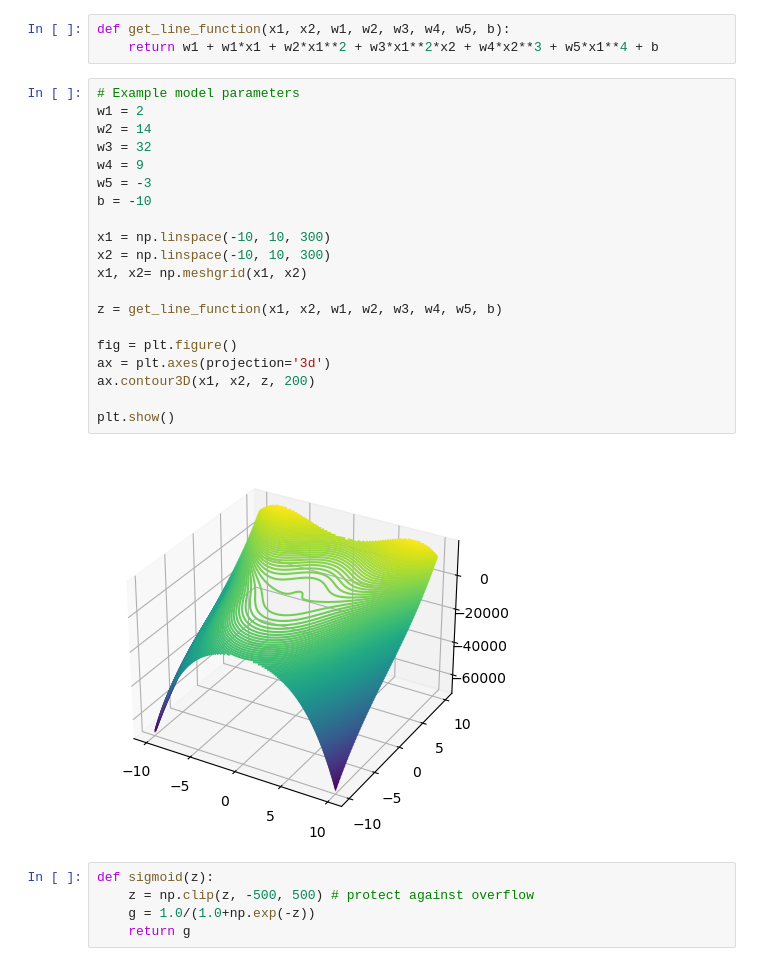
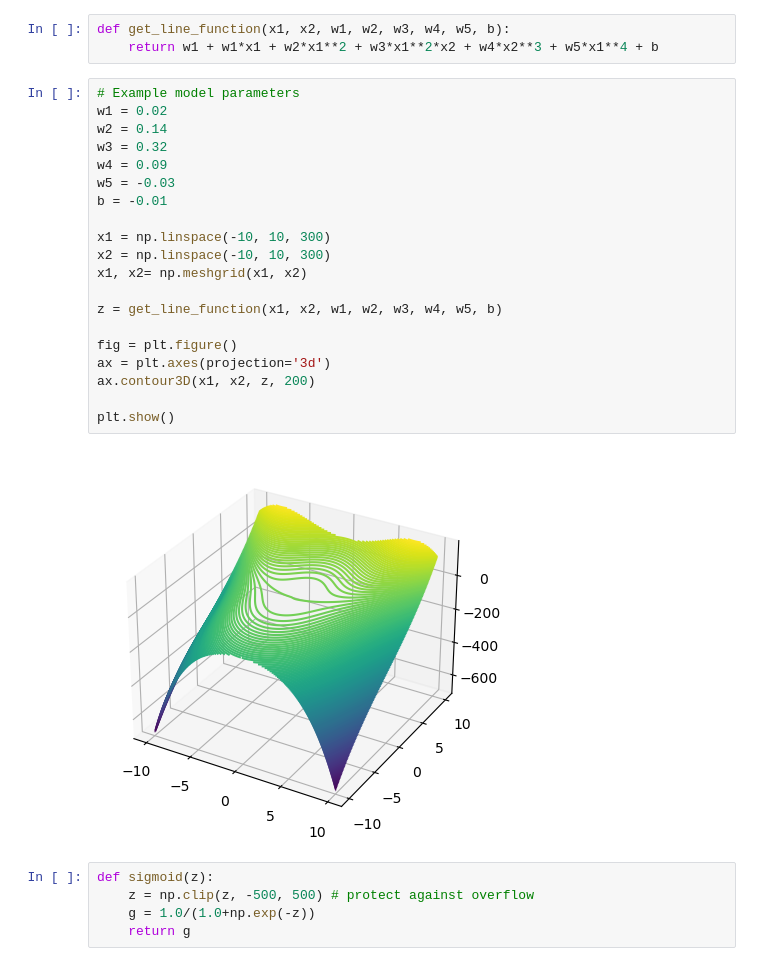
Before and after one commit to peterbaksa/MachineLearning, a Jupyter notebook: 03_Classification/01_logistic_regression/03_regularization_of_logistic_regression.ipynb, the cells around one changed output. Saved outputs shown, nothing was run; the diff lists cells and outputs as text.

```diff
--- a/03_Classification/01_logistic_regression/03_regularization_of_logistic_regression.ipynb
+++ b/03_Classification/01_logistic_regression/03_regularization_of_logistic_regression.ipynb
@@ -9,26 +9,26 @@ def get_line_function(x1, x2, w1, w2, w3, w4, w5, b):
     return w1 + w1*x1 + w2*x1**2 + w3*x1**2*x2 + w4*x2**3 + w5*x1**4 + b
 # %%
 # Example model parameters
-w1 = 2
-w2 = 14
-w3 = 32
-w4 = 9
-w5 = -3
-b = -10
+w1 = 0.02
+w2 = 0.14
+w3 = 0.32
+w4 = 0.09
+w5 = -0.03
+b = -0.01
 
 x1 = np.linspace(-10, 10, 300)
 x2 = np.linspace(-10, 10, 300)
 x1, x2= np.meshgrid(x1, x2)
 
 z = get_line_function(x1, x2, w1, w2, w3, w4, w5, b)
 
 fig = plt.figure()
 ax = plt.axes(projection='3d')
 ax.contour3D(x1, x2, z, 200)
 
 plt.show()
 # %% [output]
-[figure, old version]
+[figure, new version]
 # %%
 def sigmoid(z):
     z = np.clip(z, -500, 500) # protect against overflow
```
Also changed, not shown: parts of 8 cells of this notebook.
